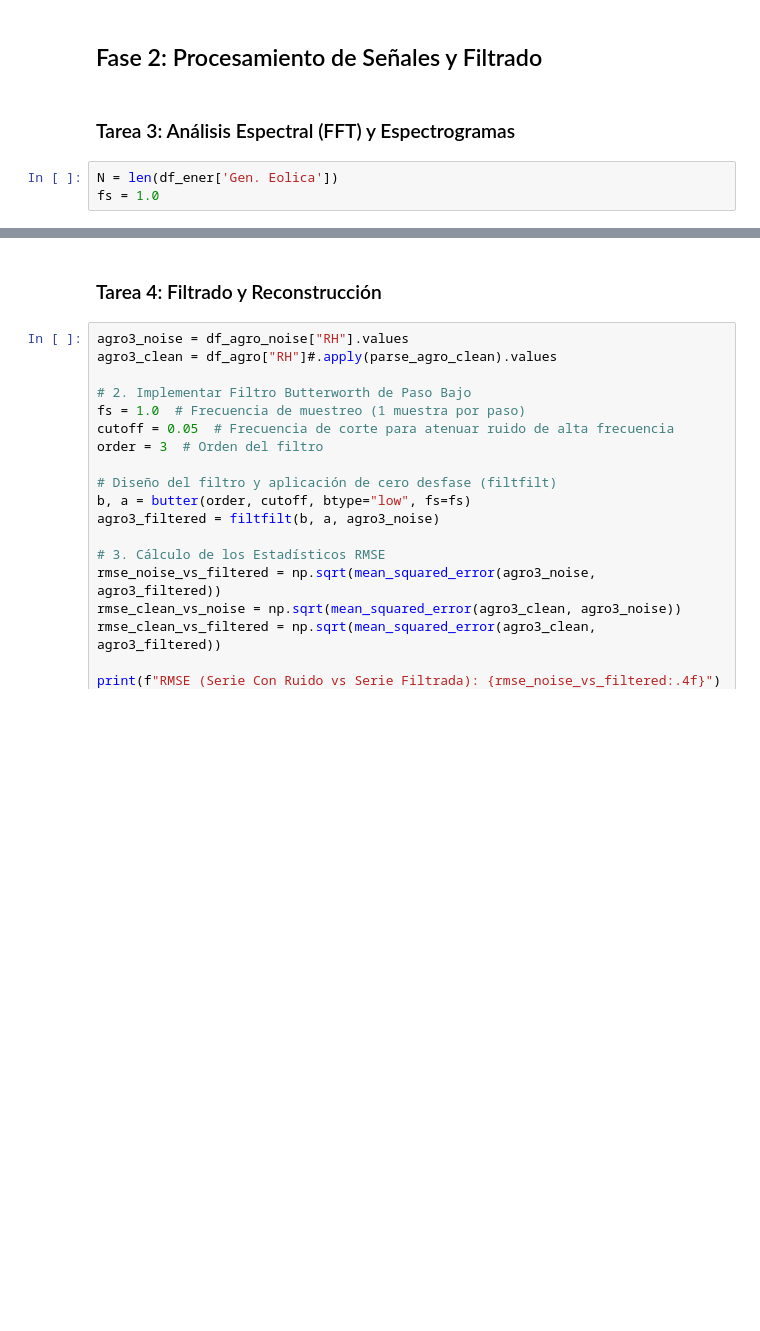
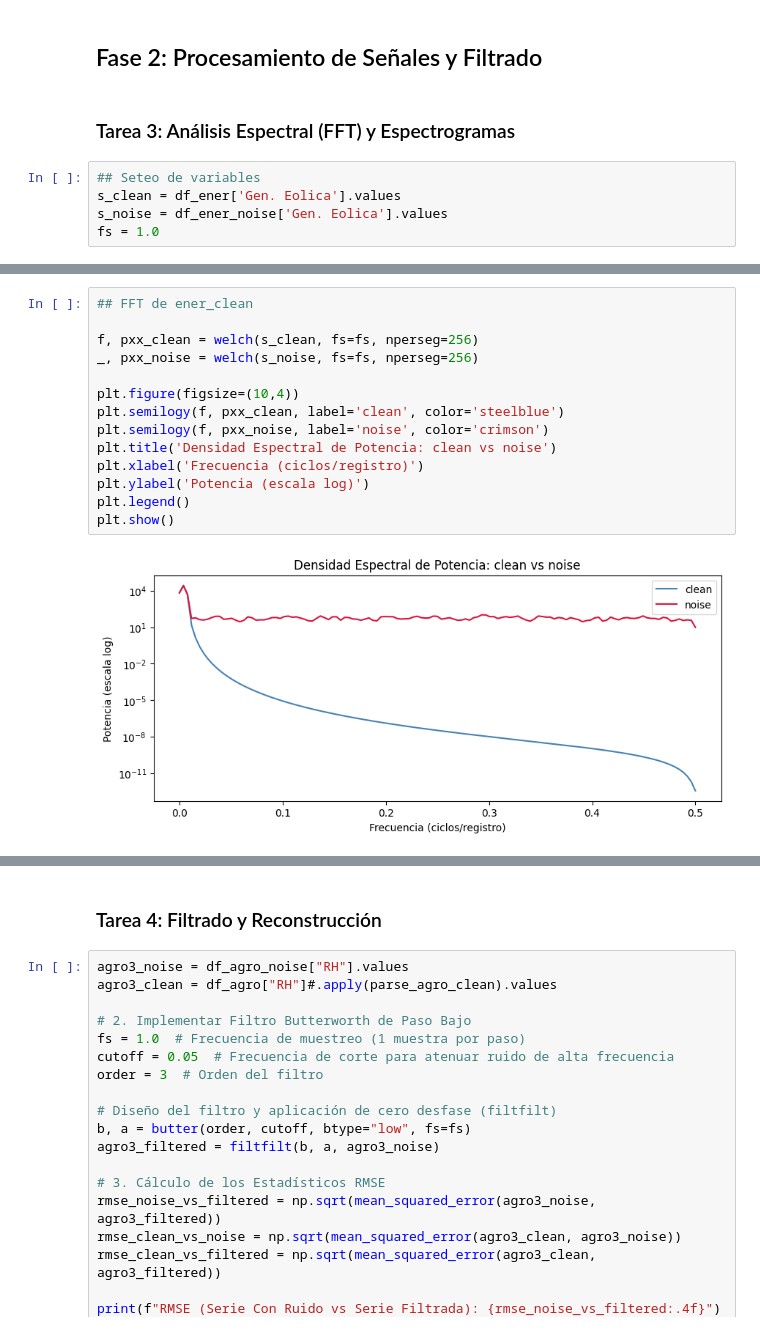
Before and after one commit to nceballosp/los_falsos_positivos_taller_practico_03, a Jupyter notebook: notebooks/taller_practico_03.ipynb, the cells around one changed output, grey strips where cells are left out. Saved outputs shown, nothing was run; the diff lists cells and outputs as text; blank space fills up the shorter version.

```diff
--- a/notebooks/taller_practico_03.ipynb
+++ b/notebooks/taller_practico_03.ipynb
@@ -224,5 +226,7 @@ Como se puede ver en las graficas, ener_5 (Costo Gas) es un Random Walk con Drif
 # %% [markdown]
 ### Tarea 3: Análisis Espectral (FFT) y Espectrogramas
 # %%
-N = len(df_ener['Gen. Eolica'])
+## Seteo de variables
+s_clean = df_ener['Gen. Eolica'].values
+s_noise = df_ener_noise['Gen. Eolica'].values
 fs = 1.0
@@ -323,0 +233,16 @@ plt.show()
+# %%
+## FFT de ener_clean
+
+f, pxx_clean = welch(s_clean, fs=fs, nperseg=256)
+_, pxx_noise = welch(s_noise, fs=fs, nperseg=256)
+
+plt.figure(figsize=(10,4))
+plt.semilogy(f, pxx_clean, label='clean', color='steelblue')
+plt.semilogy(f, pxx_noise, label='noise', color='crimson')
+plt.title('Densidad Espectral de Potencia: clean vs noise')
+plt.xlabel('Frecuencia (ciclos/registro)')
+plt.ylabel('Potencia (escala log)')
+plt.legend()
+plt.show()
+# %% [output]
+[figure, added]
```
Also changed, not shown: parts of 11 cells of this notebook.
